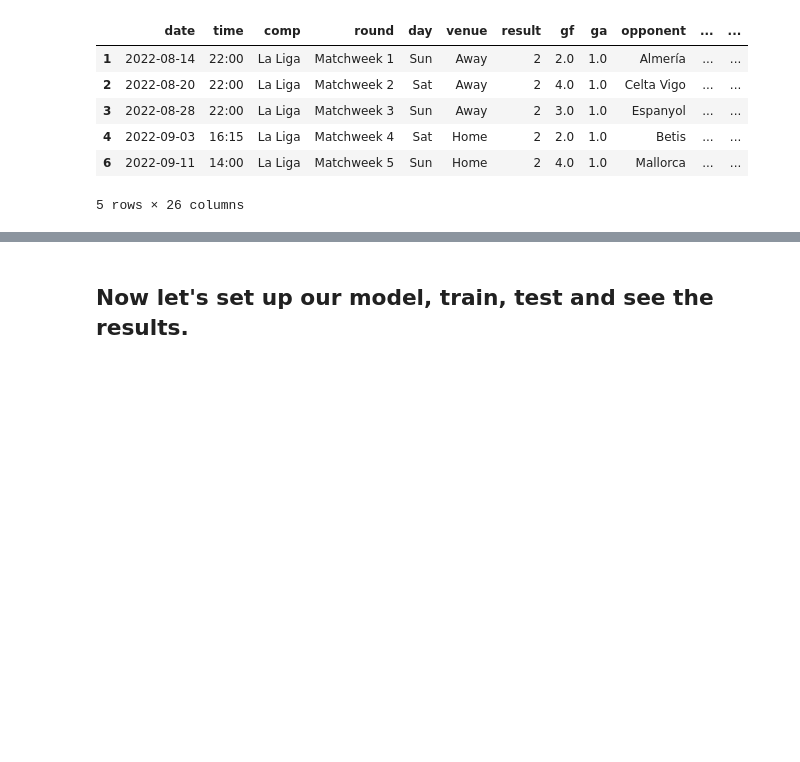
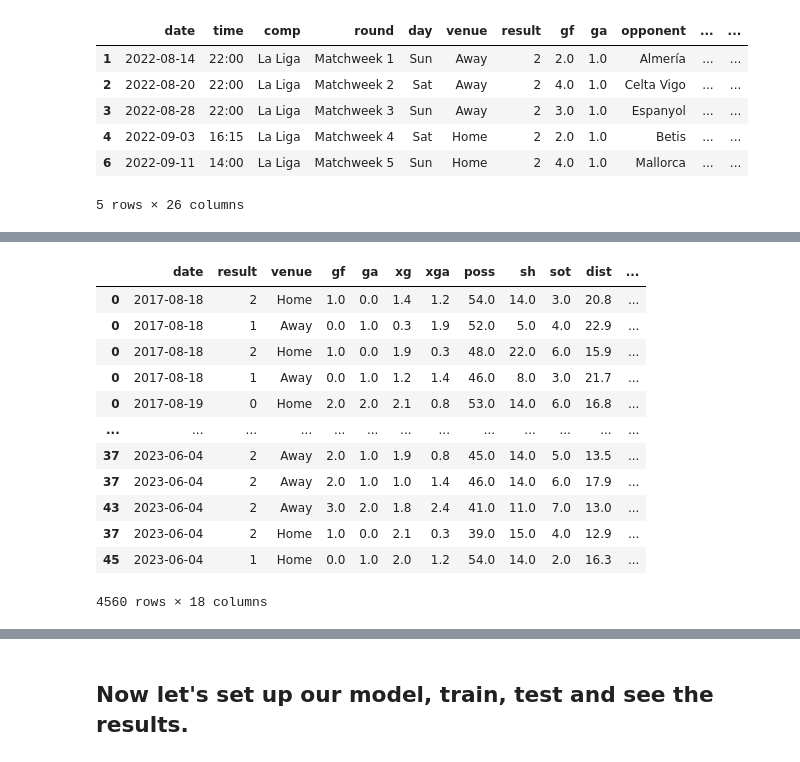
Before and after one commit to Miserry/Neural_network_predicting_football, a Jupyter notebook: Neural_training.ipynb, the cells around one changed output, grey strips where cells are left out. Drawn from its saved outputs; the diff is of its cells as text; code cells hidden in the pictures; blank space fills up the shorter version.

```diff
--- a/Neural_training.ipynb
+++ b/Neural_training.ipynb
@@ -57,0 +67,12 @@ matches = matches.replace("Real Betis", "Betis")
+# %%
+at_home = matches['venue'] == "Home"
+matches_home = matches[at_home].sort_values(['team','date'])
+matches_home['xg_ha'] = matches_home['xg'].rolling(38, closed='left').mean()
+matches_home['xga_ha'] = matches_home['xga'].rolling(38, closed='left').mean()
+matches_home['g-xg_ha'] = matches_home['g-xg'].rolling(38, closed='left').mean()
+# %%
+at_away = matches['venue'] == "Away"
+matches_away = matches[at_away].sort_values(['team', 'date'])
+matches_away['xg_ha'] = matches_away['xg'].rolling(38, closed='left').mean()
+matches_away['xga_ha'] = matches_away['xga'].rolling(38, closed='left').mean()
+matches_away['g-xg_ha'] = matches_away['g-xg'].rolling(38, closed='left').mean()
@@ -57,0 +111,16 @@ matches = matches.replace("Real Betis", "Betis")
+# %%
+grouping.sort_values('date').round(2)
+# %% [output]
+|  | date | result | venue | gf | ga | xg | xga | poss | sh | sot | dist | ... |
+| 0 | 2017-08-18 | 2 | Home | 1.0 | 0.0 | 1.4 | 1.2 | 54.0 | 14.0 | 3.0 | 20.8 | ... |
+| 0 | 2017-08-18 | 1 | Away | 0.0 | 1.0 | 0.3 | 1.9 | 52.0 | 5.0 | 4.0 | 22.9 | ... |
+| 0 | 2017-08-18 | 2 | Home | 1.0 | 0.0 | 1.9 | 0.3 | 48.0 | 22.0 | 6.0 | 15.9 | ... |
+| 0 | 2017-08-18 | 1 | Away | 0.0 | 1.0 | 1.2 | 1.4 | 46.0 | 8.0 | 3.0 | 21.7 | ... |
+| 0 | 2017-08-19 | 0 | Home | 2.0 | 2.0 | 2.1 | 0.8 | 53.0 | 14.0 | 6.0 | 16.8 | ... |
+| ... | ... | ... | ... | ... | ... | ... | ... | ... | ... | ... | ... | ... |
+| 37 | 2023-06-04 | 2 | Away | 2.0 | 1.0 | 1.9 | 0.8 | 45.0 | 14.0 | 5.0 | 13.5 | ... |
+| 37 | 2023-06-04 | 2 | Away | 2.0 | 1.0 | 1.0 | 1.4 | 46.0 | 14.0 | 6.0 | 17.9 | ... |
+| 43 | 2023-06-04 | 2 | Away | 3.0 | 2.0 | 1.8 | 2.4 | 41.0 | 11.0 | 7.0 | 13.0 | ... |
+| 37 | 2023-06-04 | 2 | Home | 1.0 | 0.0 | 2.1 | 0.3 | 39.0 | 15.0 | 4.0 | 12.9 | ... |
+| 45 | 2023-06-04 | 1 | Home | 0.0 | 1.0 | 2.0 | 1.2 | 54.0 | 14.0 | 2.0 | 16.3 | ... |
+4560 rows × 18 columns
```
Also changed, not shown: parts of 23 cells of this notebook.
